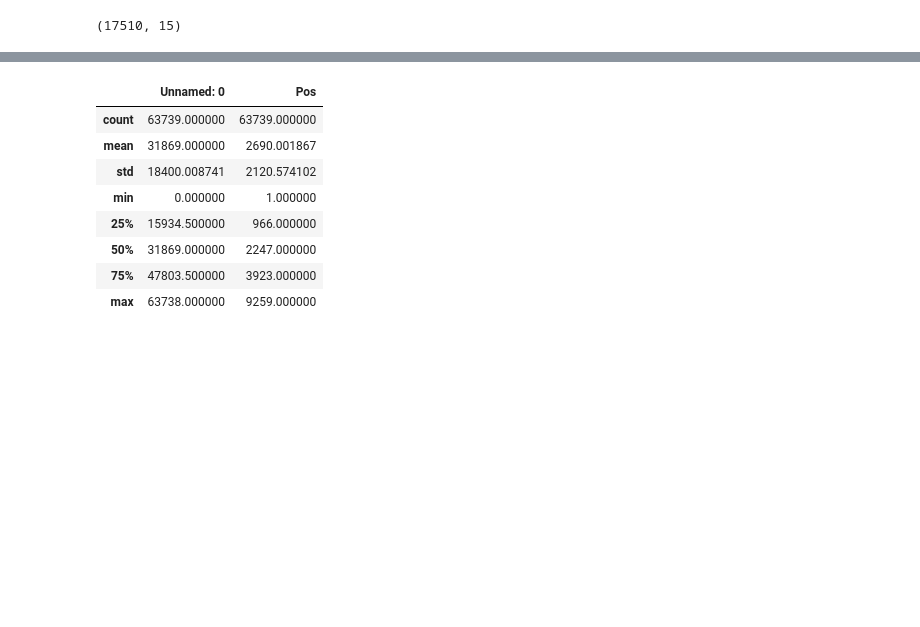
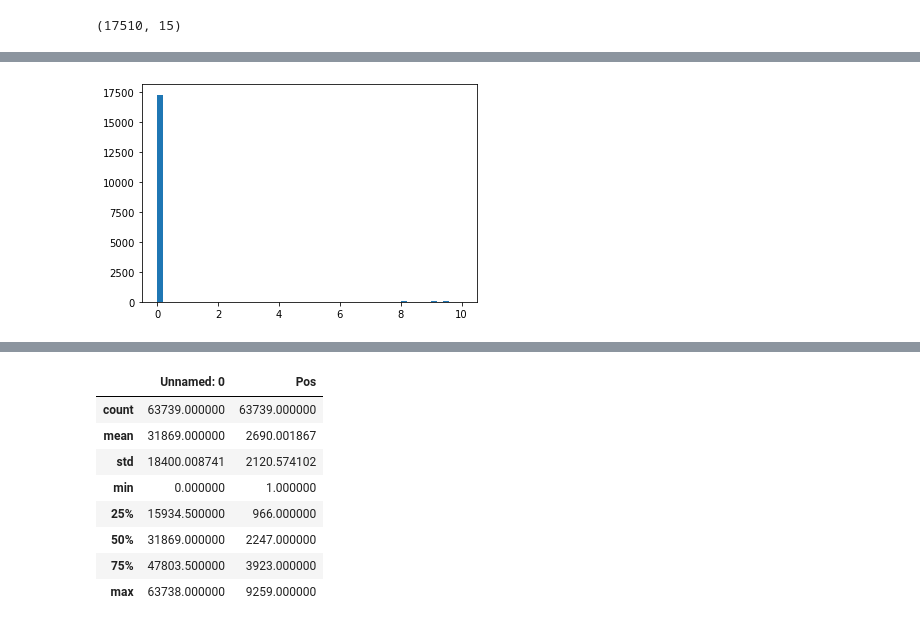
Before and after one commit to EdenBenMeshi/PredictHitGames, a Jupyter notebook: Editing Data.ipynb, the cells around one changed output, grey strips where cells are left out. Drawn from its saved outputs; the diff is of its cells as text; code cells hidden in the pictures; blank space fills up the shorter version.

Commit message:
outliers phase

```diff
--- a/Editing Data.ipynb
+++ b/Editing Data.ipynb
@@ -216,0 +247,7 @@ new_df.describe(include = "all")
+# %%
+plt.hist(new_df.User_Score, bins=50)
+plt.xlabel=('User_Score')
+plt.ylabel=("Frequency")
+#check what is the freq of the outlier scores and decide if to delete the "user score"
+# %% [output]
+[figure, added]
```
Also changed, not shown: parts of 31 cells of this notebook.
